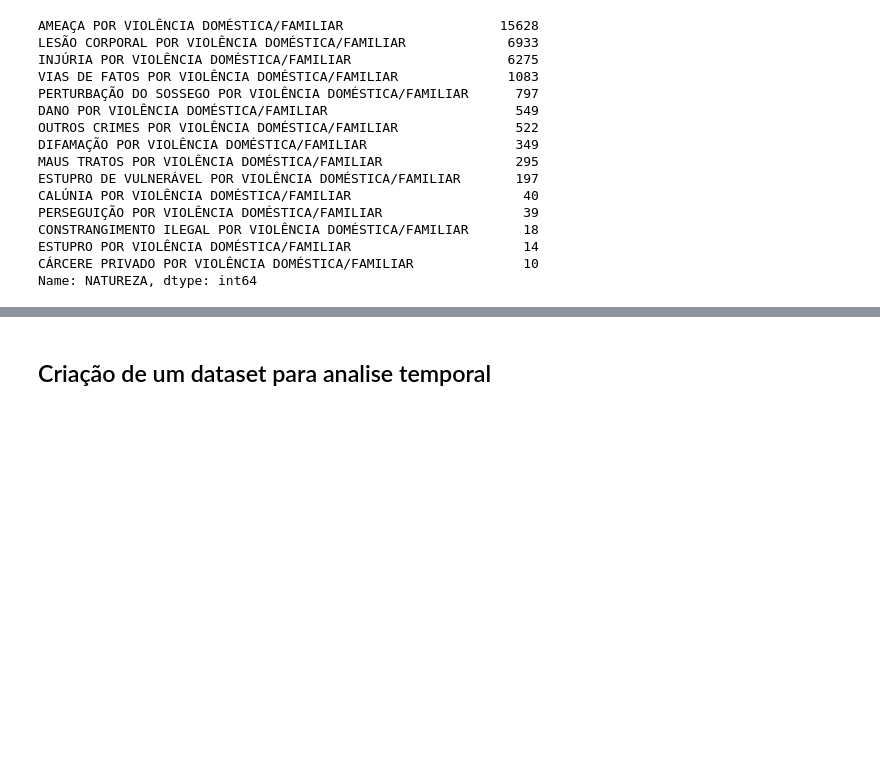
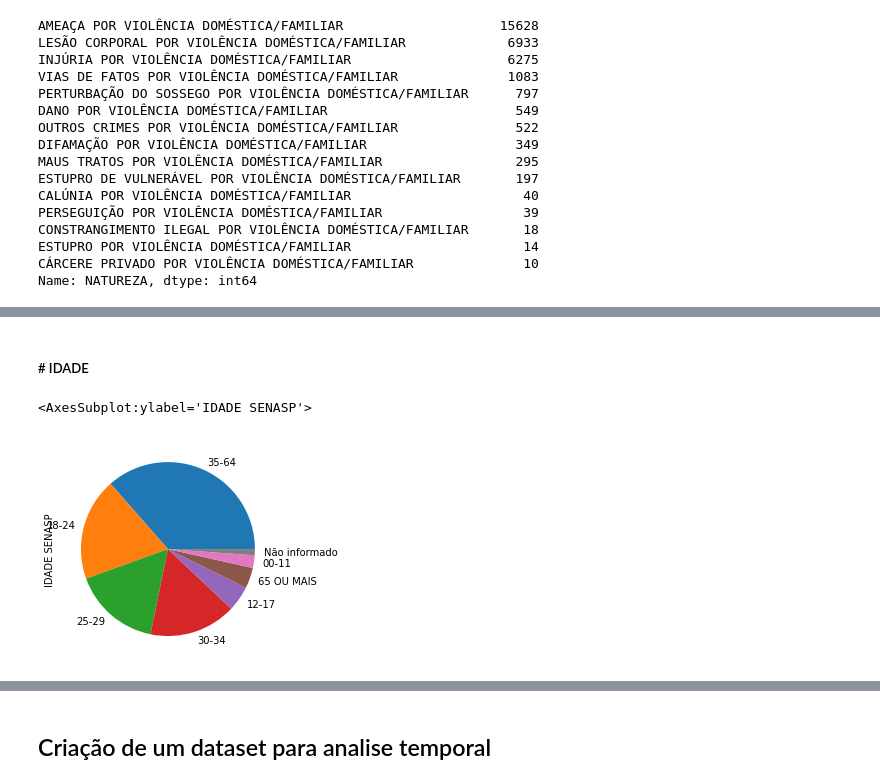
Before and after one commit to HitaloNasc/temporal-analysis-of-domestic-violence-in-the-state-of-pernambuco, a Jupyter notebook: analises/teste_violencia.ipynb, the cells around one changed output, grey strips where cells are left out. Cells and saved outputs as stored; diff of their text form; code cells hidden in the pictures; blank space fills up the shorter version.

```diff
--- a/analises/teste_violencia.ipynb
+++ b/analises/teste_violencia.ipynb
@@ -385,0 +394,7 @@ df['SEXO'].value_counts().plot.bar()
+# %% [markdown]
+##### # IDADE
+# %%
+df['IDADE SENASP'].value_counts().plot.pie()
+# %% [output]
+<AxesSubplot:ylabel='IDADE SENASP'>
+[figure, added]
```
Also changed, not shown: parts of 40 cells of this notebook.
